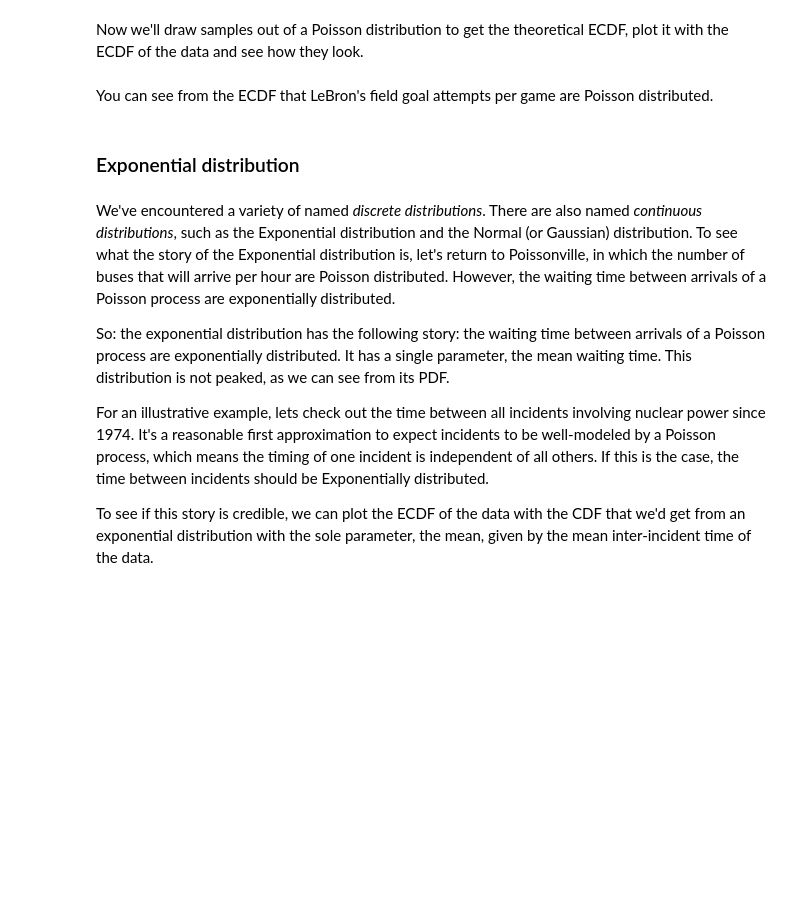
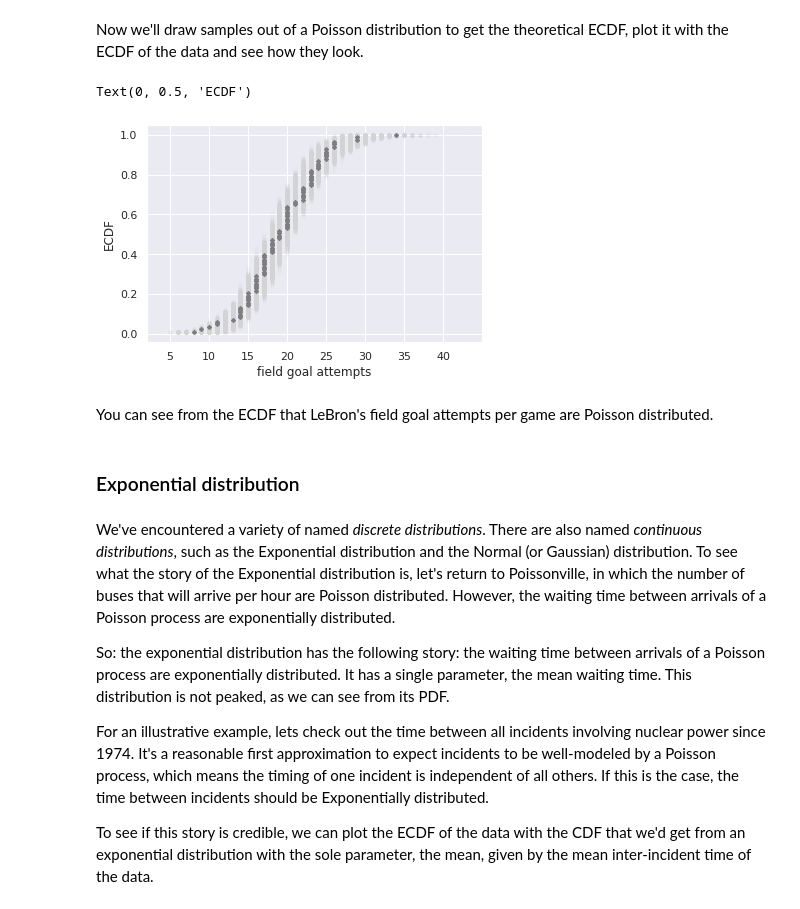
Before and after one commit to fabriquant/bayesian-stats-modelling-tutorial, a Jupyter notebook: notebooks/01a-student-probability-simulation.ipynb, the cells around one changed output. Cells and saved outputs as stored; diff of their text form; code cells hidden in the pictures; blank space fills up the shorter version.

```diff
--- a/notebooks/01a-student-probability-simulation.ipynb
+++ b/notebooks/01a-student-probability-simulation.ipynb
@@ -354,20 +366,23 @@ Now we'll draw samples out of a Poisson distribution to get the theoretical ECDF
 # %%
 # Number of times we simulate the model
 n_reps = 1000
 
 # Plot ECDF of data
 plt.plot(x_ecdf, y_ecdf, '.', color='black');
 
 # Plot ECDF of model
 for _ in range(n_reps):
-    samples = ___
-    x_theor, y_theor = ___
+    samples = np.random.poisson(np.mean(fga), 128)
+    x_theor, y_theor = ecdf(samples)
     plt.plot(x_theor, y_theor, '.', alpha=0.01, color='lightgray');
 
 
 # Label your axes
 plt.xlabel('field goal attempts')
 plt.ylabel('ECDF')
+# %% [output]
+Text(0, 0.5, 'ECDF')
+[figure, added]
 # %% [markdown]
 You can see from the ECDF that LeBron's field goal attempts per game are Poisson distributed.
 # %% [markdown]
```
Also changed, not shown: parts of 21 cells of this notebook.
